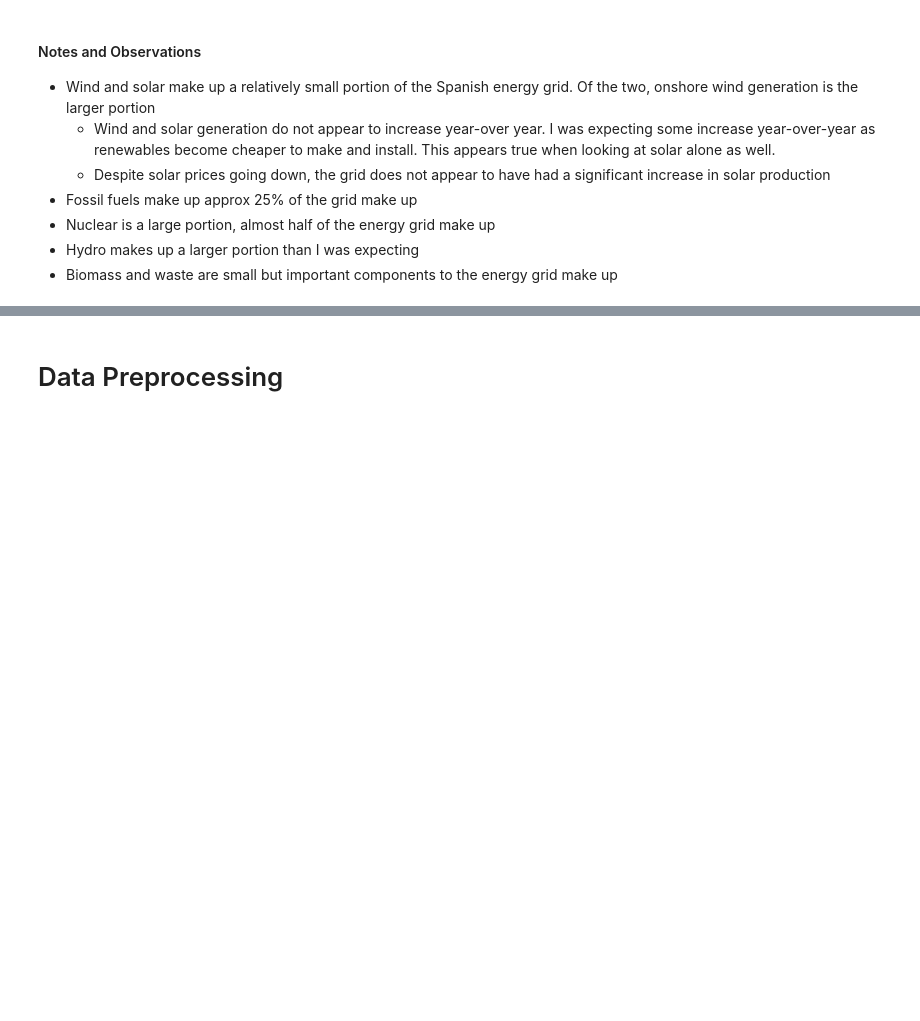
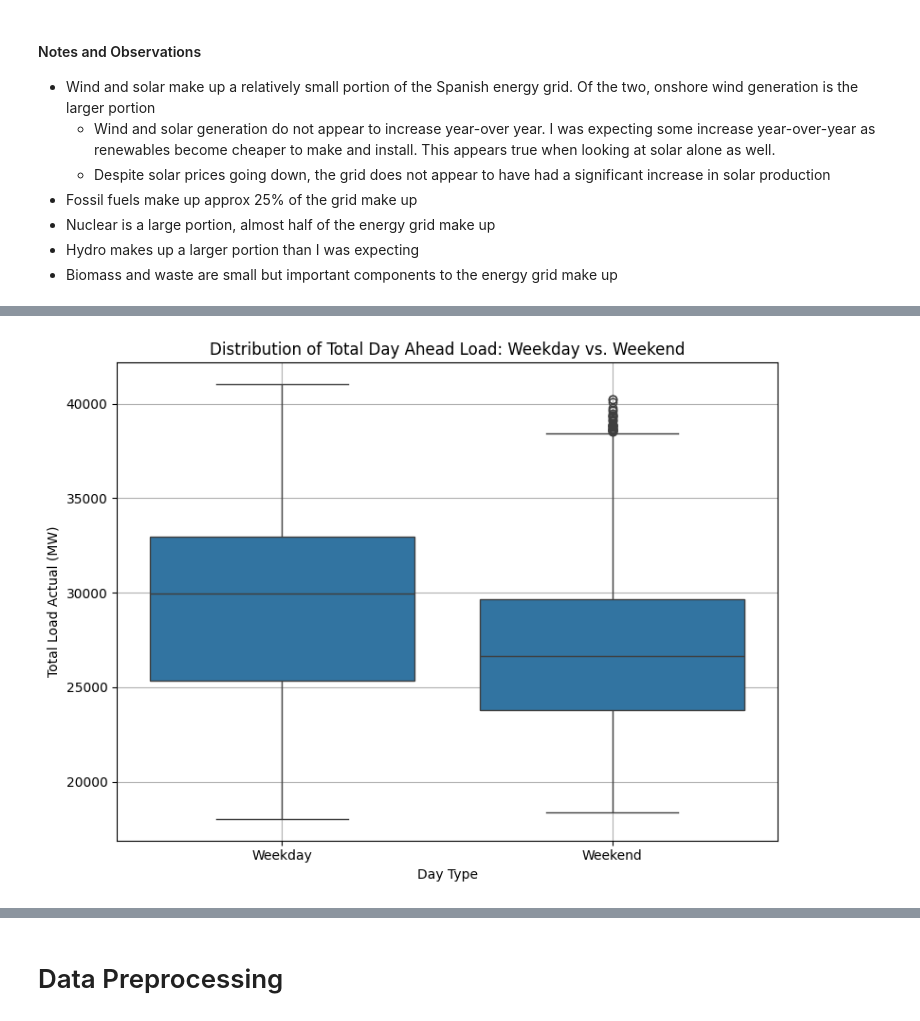
Before and after one commit to zoemcbride/energy-data-lab, a Jupyter notebook: spanish_energy_data_weather_analysis.ipynb, the cells around one changed output, grey strips where cells are left out. Cells and saved outputs as stored; diff of their text form; code cells hidden in the pictures; blank space fills up the shorter version.

```diff
--- a/spanish_energy_data_weather_analysis.ipynb
+++ b/spanish_energy_data_weather_analysis.ipynb
@@ -545,0 +567,24 @@ See the caveats in the documentation: https://pandas.pydata.org/pandas-docs/stab
+# %%
+# Extract weekday from the datetime index (0 = Monday, 6 = Sunday)
+energy_data['Weekday'] = energy_data.index.weekday
+
+# Define a function to categorize days
+def categorize_day(x):
+    if x < 5:
+        return 'Weekday'
+    else:
+        return 'Weekend'
+
+energy_data['Day_Type'] = energy_data['Weekday'].apply(categorize_day)
+
+# Plot
+plt.figure(figsize=(8, 6))
+sns.boxplot(x='Day_Type', y='total load actual', data=energy_data)
+plt.title('Distribution of Total Day Ahead Load: Weekday vs. Weekend')
+plt.ylabel('Total Load Actual (MW)')
+plt.xlabel('Day Type')
+plt.grid(True)
+plt.tight_layout()
+plt.show()
+# %% [output]
+[figure, added]
```
Also changed, not shown: parts of 22 cells of this notebook.
